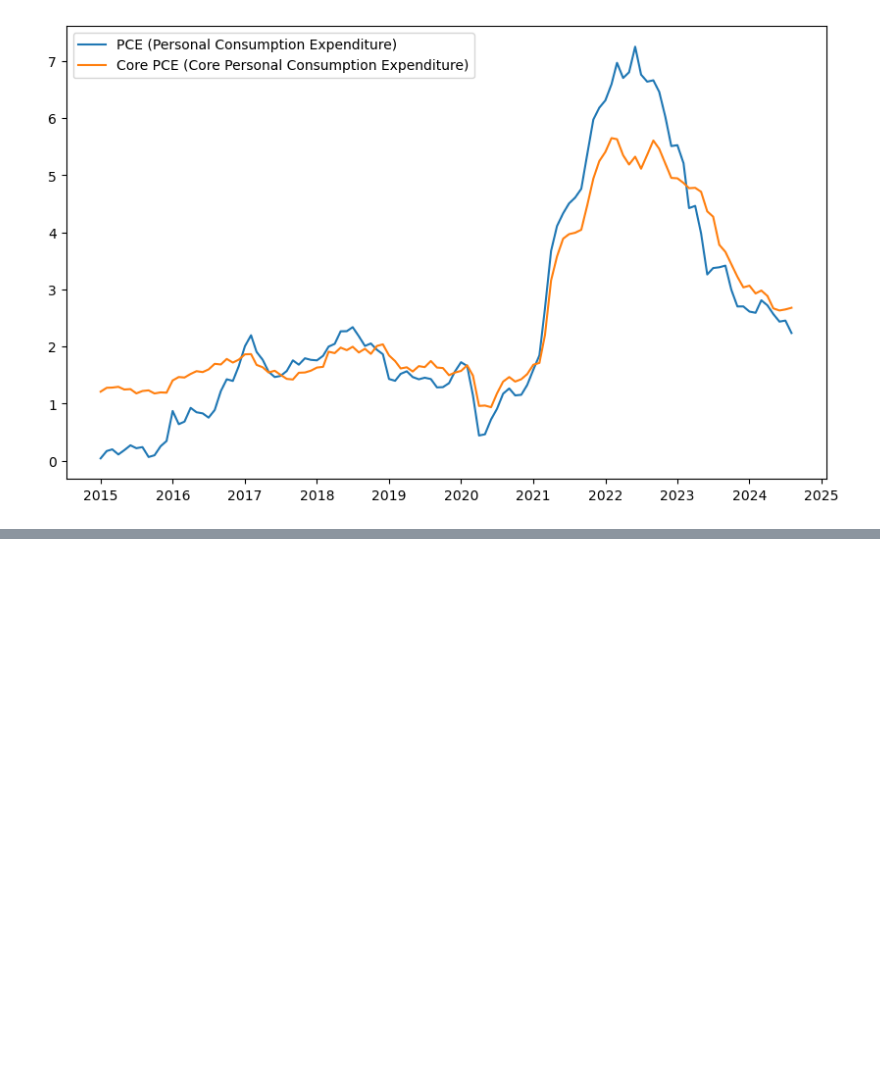
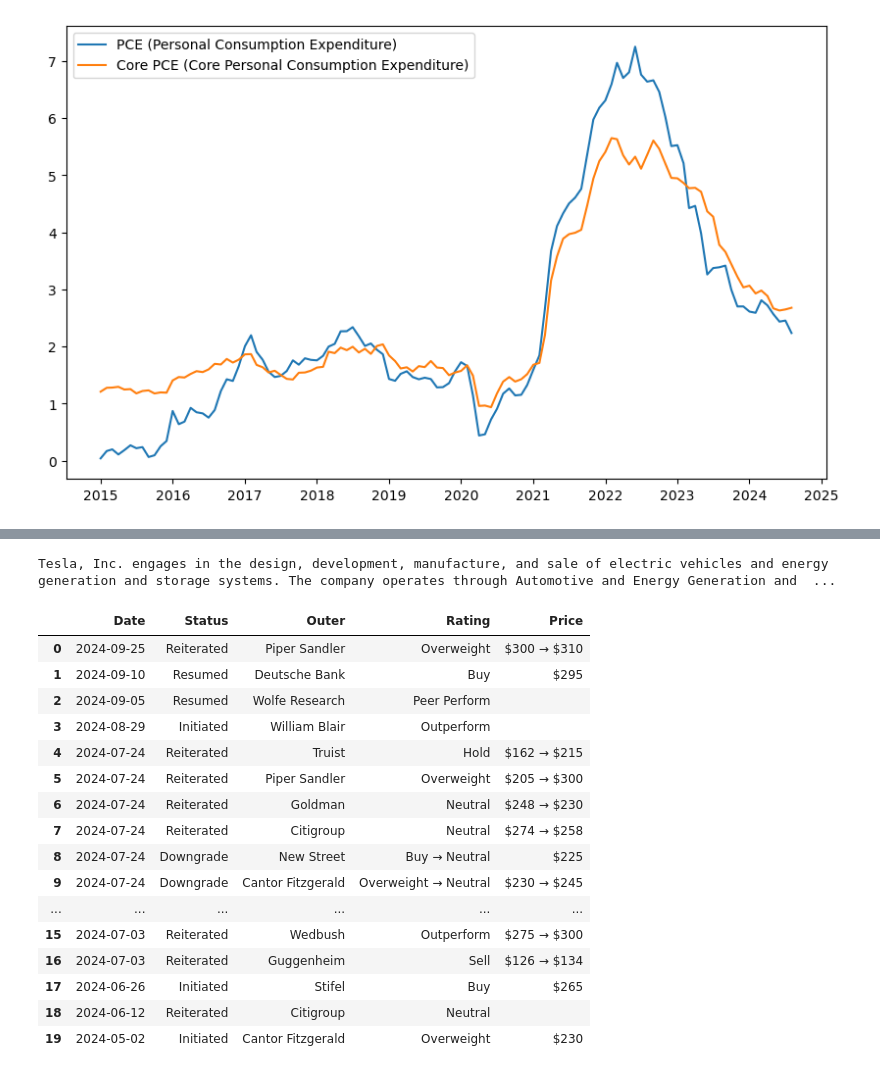
Before and after one commit to jhersoncueva/FIN_ECO, a Jupyter notebook: scrapping/Stock Data Yahoo/yahoo_spy.ipynb, the cells around one changed output, grey strips where cells are left out. Saved outputs shown, nothing was run; the diff lists cells and outputs as text; code cells hidden in the pictures; blank space fills up the shorter version.

```diff
--- a/scrapping/Stock Data Yahoo/yahoo_spy.ipynb
+++ b/scrapping/Stock Data Yahoo/yahoo_spy.ipynb
@@ -333,0 +357,4 @@ plt.show()
+# %%
+from finvizfinance.quote import finvizfinance
+
+stock = finvizfinance('tsla')
@@ -333,0 +385,23 @@ plt.show()
+# %%
+print(stock.ticker_description())
+
+stock.ticker_outer_ratings()
+# %% [output]
+Tesla, Inc. engages in the design, development, manufacture, and sale of electric vehicles and energy generation and storage systems. The company operates through Automotive and Energy Generation and  ...
+|  | Date | Status | Outer | Rating | Price |
+| 0 | 2024-09-25 | Reiterated | Piper Sandler | Overweight | $300 → $310 |
+| 1 | 2024-09-10 | Resumed | Deutsche Bank | Buy | $295 |
+| 2 | 2024-09-05 | Resumed | Wolfe Research | Peer Perform |  |
+| 3 | 2024-08-29 | Initiated | William Blair | Outperform |  |
+| 4 | 2024-07-24 | Reiterated | Truist | Hold | $162 → $215 |
+| 5 | 2024-07-24 | Reiterated | Piper Sandler | Overweight | $205 → $300 |
+| 6 | 2024-07-24 | Reiterated | Goldman | Neutral | $248 → $230 |
+| 7 | 2024-07-24 | Reiterated | Citigroup | Neutral | $274 → $258 |
+| 8 | 2024-07-24 | Downgrade | New Street | Buy → Neutral | $225 |
+| 9 | 2024-07-24 | Downgrade | Cantor Fitzgerald | Overweight → Neutral | $230 → $245 |
+| ... | ... | ... | ... | ... | ... |
+| 15 | 2024-07-03 | Reiterated | Wedbush | Outperform | $275 → $300 |
+| 16 | 2024-07-03 | Reiterated | Guggenheim | Sell | $126 → $134 |
+| 17 | 2024-06-26 | Initiated | Stifel | Buy | $265 |
+| 18 | 2024-06-12 | Reiterated | Citigroup | Neutral |  |
+| 19 | 2024-05-02 | Initiated | Cantor Fitzgerald | Overweight | $230 |
```
Also changed, not shown: parts of 9 cells of this notebook, 9 other files.
